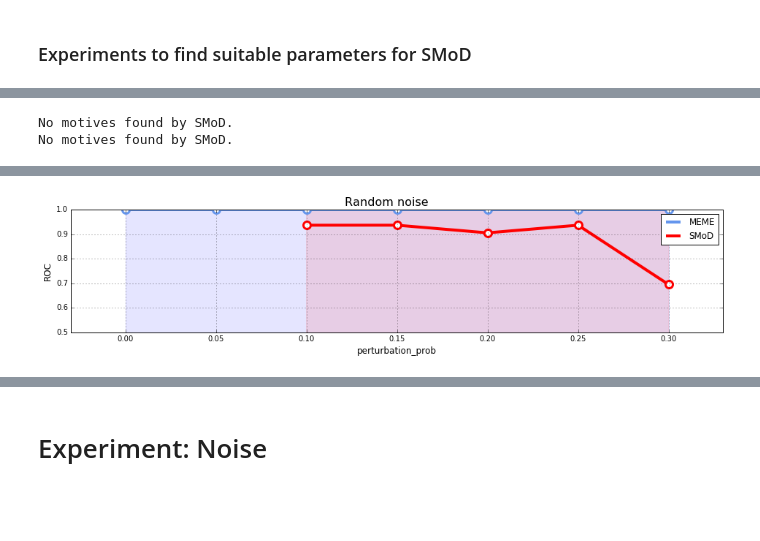
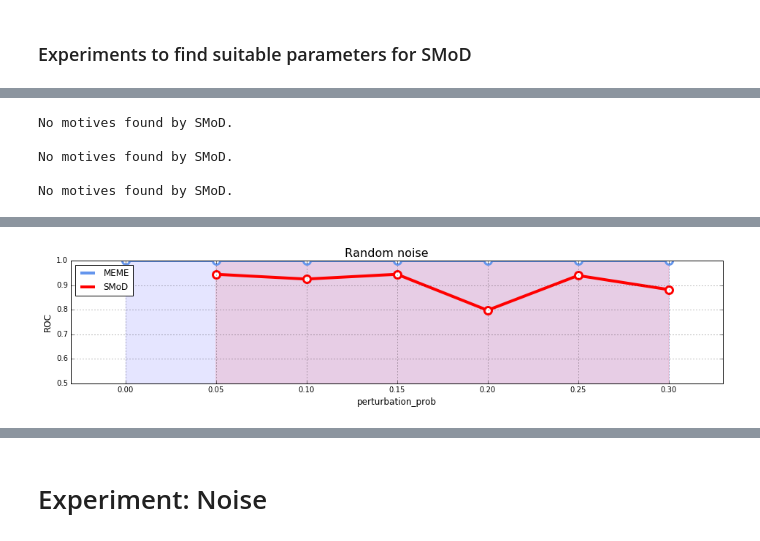
Before and after one commit to fabriziocosta/pyMotif, a Jupyter notebook: Performance Comparison.ipynb, the cells around one changed output, grey strips where cells are left out. Drawn from its saved outputs; the diff is of its cells as text; code cells hidden in the pictures; blank space fills up the shorter version.

```diff
--- a/Performance Comparison.ipynb
+++ b/Performance Comparison.ipynb
@@ -398,36 +424,40 @@ Wall time: 4min 29s
 # %%
+
 %%time
 
-def make_results(n_rep=1):
+def make_results(n_rep=2):
     for param in [0.0, 0.05, 0.10, 0.15, 0.2, 0.25, 0.3]:
         results = {'meme':[], 'smod':[]}
         for rep in range(n_rep):
             tool_result = evaluate(scoring_criteria='pwm', # ['pwm','hmm']
-                                   complexity=5,
                                    motif_length=10,
                                    n_motives=2,
                                    sequence_length=52,
                                    n_sequences=500,
                                    perturbation_prob=param,
+                                   complexity=5,
                                    n_clusters=10,
                                    min_subarray_size=8,
                                    max_subarray_size=12,
+                                   p_value=1,
+                                   similarity_threshold=0.5,
                                    min_score=5,
                                    min_freq=0.65,
                                    min_cluster_size=2,
-                                   similarity_threshold=0.5,
+                                   regex_th=0.3,
+                                   sample_size=200,
                                    freq_threshold=0.5,
-                                   p_value=1)
+                                   std_th=0.5)
 
             results['meme'].append(tool_result['meme'])
             results['smod'].append(tool_result['smod'])
         for tool in ['meme', 'smod']:
-            avg = np.mean(results[tool])
-            std = np.std(results[tool])
+            R = [r for r in results[tool] if r]
+            avg = np.mean(R)
+            std = np.std(R)
             results[tool] = (avg, std)
         yield param, results['meme'][0], results['meme'][1], results['smod'][0], results['smod'][1]
 
-
 data = [(param, val_m, std_m, val_s, std_s) for param, val_m, std_m, val_s, std_s in make_results()]
 plot_results(data, title='Random noise', xlabel='perturbation_prob', ylabel='ROC')
 # %% [output]
@@ -442,42 +479,48 @@ Wall time: 2min 13s
 # %%
+
 %%time
 
-def make_results(n_rep=1):
+def make_results(n_rep=2):
     for param in [0.0, 0.05, 0.10, 0.15, 0.2, 0.25, 0.3]:
         results = {'meme':[], 'smod':[]}
         for rep in range(n_rep):
             tool_result = evaluate(scoring_criteria='pwm', # ['pwm','hmm']
-                                   complexity=5,
                                    motif_length=10,
                                    n_motives=2,
                                    sequence_length=52,
                                    n_sequences=500,
                                    perturbation_prob=param,
+                                   complexity=5,
                                    n_clusters=10,
                                    min_subarray_size=8,
                                    max_subarray_size=12,
+                                   p_value=1,
+                                   similarity_threshold=1,
                                    min_score=5,
                                    min_freq=0.65,
                                    min_cluster_size=2,
-                                   similarity_threshold=1,
+                                   regex_th=0.3,
+                                   sample_size=200,
                                    freq_threshold=1,
-                                   p_value=1)
+                                   std_th=0.5)
 
             results['meme'].append(tool_result['meme'])
             results['smod'].append(tool_result['smod'])
         for tool in ['meme', 'smod']:
-            avg = np.mean(results[tool])
-            std = np.std(results[tool])
+            R = [r for r in results[tool] if r]
+            avg = np.mean(R)
+            std = np.std(R)
             results[tool] = (avg, std)
         yield param, results['meme'][0], results['meme'][1], results['smod'][0], results['smod'][1]
 
-
 data = [(param, val_m, std_m, val_s, std_s) for param, val_m, std_m, val_s, std_s in make_results()]
 plot_results(data, title='Random noise', xlabel='perturbation_prob', ylabel='ROC')
-########
 # %% [output]
 No motives found by SMoD.
+
 No motives found by SMoD.
+
+No motives found by SMoD.
 WARNING:eden.sequence_motif_decomposer:Quality filter is too strict. Ignoring filter.
 WARNING:eden.sequence_motif_decomposer:Quality filter is too strict. Ignoring filter.
 WARNING:eden.sequence_motif_decomposer:Quality filter is too strict. Ignoring filter.
@@ -486 +535 @@ WARNING:eden.sequence_motif_decomposer:Quality filter is too strict. Ignoring fi
-[figure, old version]
+[figure, new version]
```
Also changed, not shown: parts of 11 cells of this notebook.
